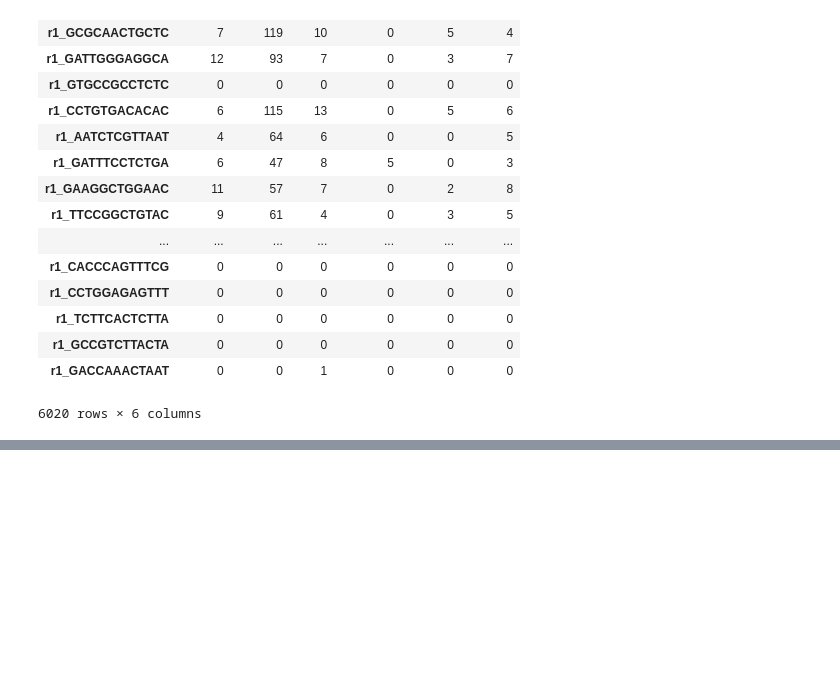
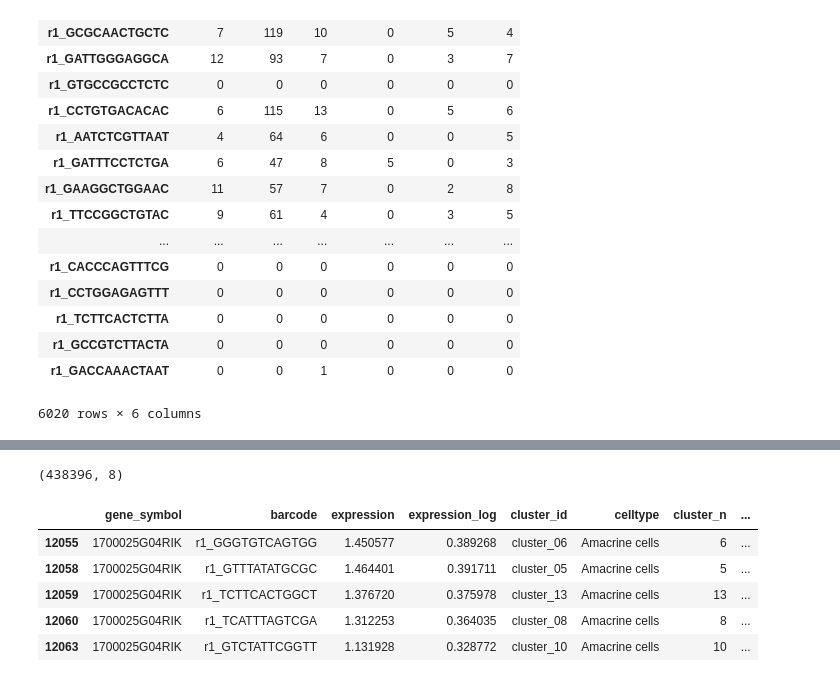
Before and after one commit to olgabot/macosko2015, a Jupyter notebook: notebooks/05_make_rentina_subsets_for_teaching.ipynb, the cells around one changed output, grey strips where cells are left out. Cells and saved outputs as stored; diff of their text form; code cells hidden in the pictures; blank space fills up the shorter version.

```diff
--- a/notebooks/05_make_rentina_subsets_for_teaching.ipynb
+++ b/notebooks/05_make_rentina_subsets_for_teaching.ipynb
@@ -789,0 +894,14 @@ table1_diff_genes_cells[['NRXN2', 'ATP1B1', 'PAX6', 'SLC32A1', 'SLC6A1', 'ELAVL3
+# %%
+rows = lowrank_tidy_metadata['gene_symbol'].isin(gene_metadata_amacrine.index)
+lowrank_tidy_amacrine = lowrank_tidy_metadata.loc[rows]
+lowrank_tidy_amacrine = lowrank_tidy_amacrine.query('celltype == "Amacrine cells"')
+print(lowrank_tidy_amacrine.shape)
+lowrank_tidy_amacrine.head()
+# %% [output]
+(438396, 8)
+|  | gene_symbol | barcode | expression | expression_log | cluster_id | celltype | cluster_n | ... |
+| 12055 | 1700025G04RIK | r1_GGGTGTCAGTGG | 1.450577 | 0.389268 | cluster_06 | Amacrine cells | 6 | ... |
+| 12058 | 1700025G04RIK | r1_GTTTATATGCGC | 1.464401 | 0.391711 | cluster_05 | Amacrine cells | 5 | ... |
+| 12059 | 1700025G04RIK | r1_TCTTCACTGGCT | 1.376720 | 0.375978 | cluster_13 | Amacrine cells | 13 | ... |
+| 12060 | 1700025G04RIK | r1_TCATTTAGTCGA | 1.312253 | 0.364035 | cluster_08 | Amacrine cells | 8 | ... |
+| 12063 | 1700025G04RIK | r1_GTCTATTCGGTT | 1.131928 | 0.328772 | cluster_10 | Amacrine cells | 10 | ... |
```
Also changed, not shown: parts of 32 cells of this notebook, 6 other files.
